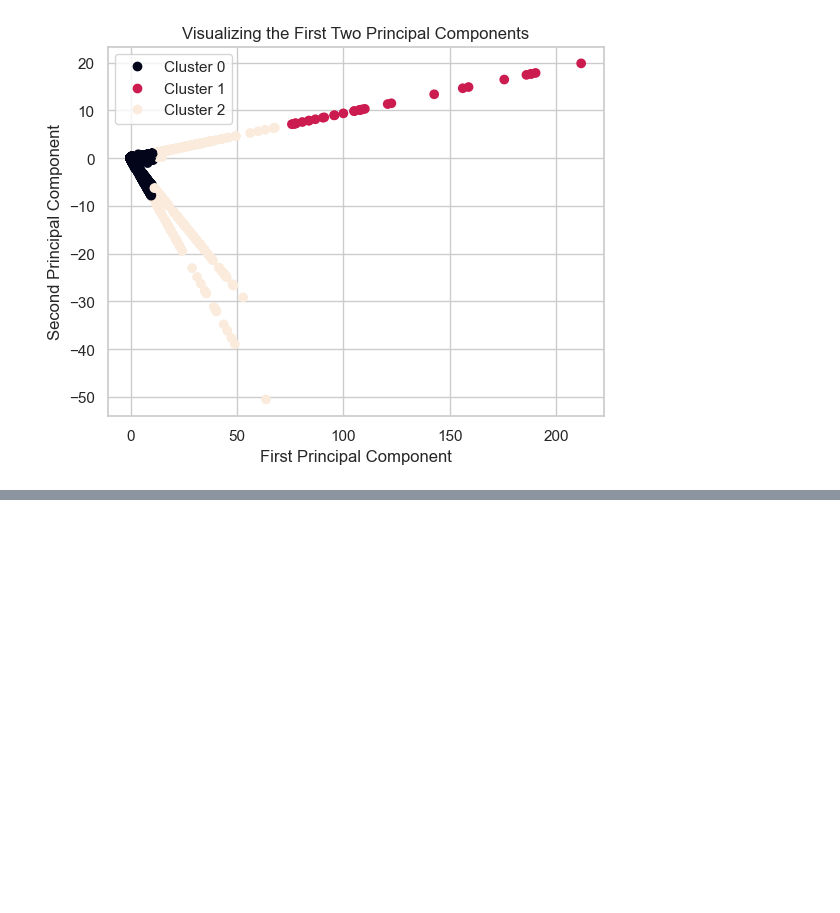
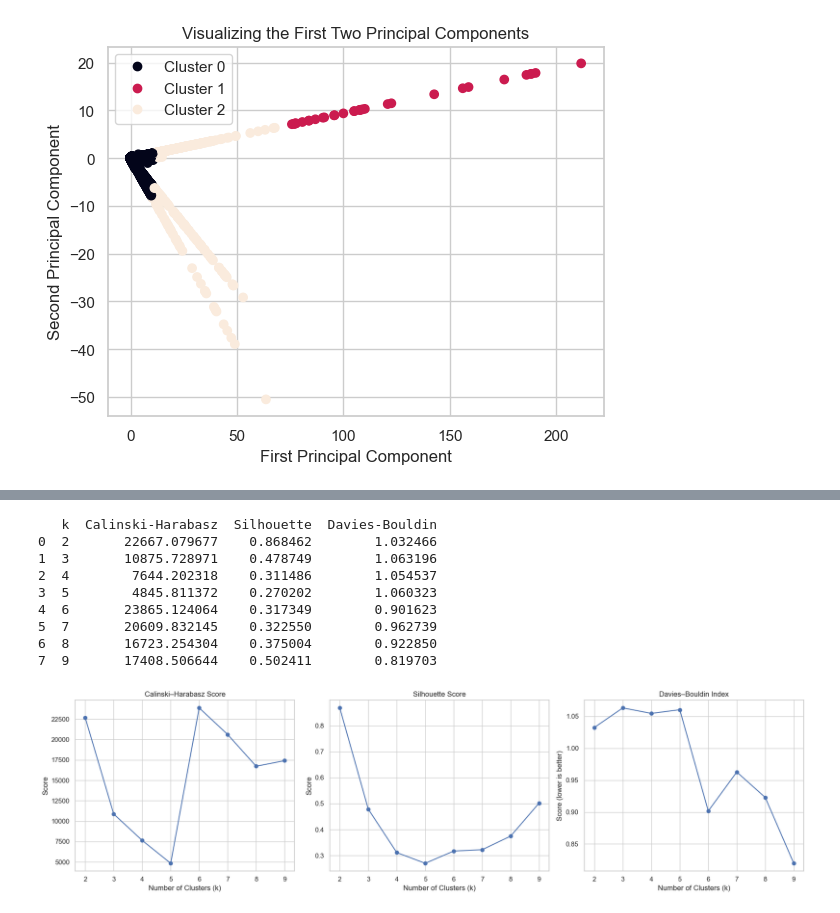
Before and after one commit to Assesa44/water-loss-reduction-through-smart-metering, a Jupyter notebook: Notebooks/Exploratory/clustering.ipynb, the cells around one changed output, grey strips where cells are left out. Cells and saved outputs as stored; diff of their text form; code cells hidden in the pictures; blank space fills up the shorter version.

```diff
--- a/Notebooks/Exploratory/clustering.ipynb
+++ b/Notebooks/Exploratory/clustering.ipynb
@@ -327,3 +303,70 @@ KeyboardInterrupt:
+# %%
+import numpy as np
+from sklearn.cluster import MiniBatchKMeans
+from sklearn.metrics import calinski_harabasz_score, silhouette_score, davies_bouldin_score
+
+results = []
+
+# loop through k values
+for k in range(2, 10):   # adjust range as needed
+    # Faster KMeans
+    kmeans = MiniBatchKMeans(n_clusters=k, random_state=42, batch_size=1024)
+    clusters = kmeans.fit_predict(X_scaled)
+
+    # Metrics
+    ch_score = calinski_harabasz_score(X_scaled, clusters)
+    db_score = davies_bouldin_score(X_scaled, clusters)
+
+    # Sample for silhouette (fast)
+    if X_scaled.shape[0] > 2000:  # only sample if dataset is large
+        sample_idx = np.random.choice(len(X_scaled), size=2000, replace=False)
+        sil_score = silhouette_score(X_scaled[sample_idx], clusters[sample_idx])
+    else:
+        sil_score = silhouette_score(X_scaled, clusters)
+
+    results.append({
+        "k": k,
+        "Calinski-Harabasz": ch_score,
+        "Silhouette": sil_score,
+        "Davies-Bouldin": db_score
+    })
+# Convert to DataFrame for easier viewing
+df_results = pd.DataFrame(results)
+
+# Print results
+print(df_results)
+
+# Plot metrics
+fig, axs = plt.subplots(1, 3, figsize=(18, 5))
+
+axs[0].plot(df_results["k"], df_results["Calinski-Harabasz"], marker="o")
+axs[0].set_title("Calinski–Harabasz Score")
+axs[0].set_xlabel("Number of Clusters (k)")
+axs[0].set_ylabel("Score")
+
+axs[1].plot(df_results["k"], df_results["Silhouette"], marker="o")
+axs[1].set_title("Silhouette Score")
+axs[1].set_xlabel("Number of Clusters (k)")
+axs[1].set_ylabel("Score")
+
+axs[2].plot(df_results["k"], df_results["Davies-Bouldin"], marker="o")
+axs[2].set_title("Davies–Bouldin Index")
+axs[2].set_xlabel("Number of Clusters (k)")
+axs[2].set_ylabel("Score (lower is better)")
+
+plt.tight_layout()
+plt.show()
+# %% [output]
+   k  Calinski-Harabasz  Silhouette  Davies-Bouldin
+0  2       22667.079677    0.868462        1.032466
+1  3       10875.728971    0.478749        1.063196
+2  4        7644.202318    0.311486        1.054537
+3  5        4845.811372    0.270202        1.060323
+4  6       23865.124064    0.317349        0.901623
+5  7       20609.832145    0.322550        0.962739
+6  8       16723.254304    0.375004        0.922850
+7  9       17408.506644    0.502411        0.819703
+[figure, added]
 # %%
 clusters = kmeans.fit_predict(pca_data)
 
```
Also changed, not shown: parts of 15 cells of this notebook.
